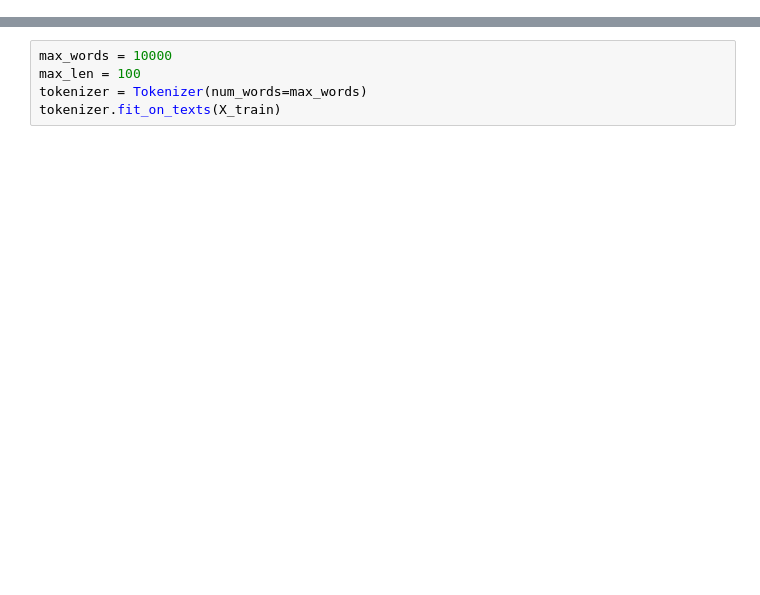
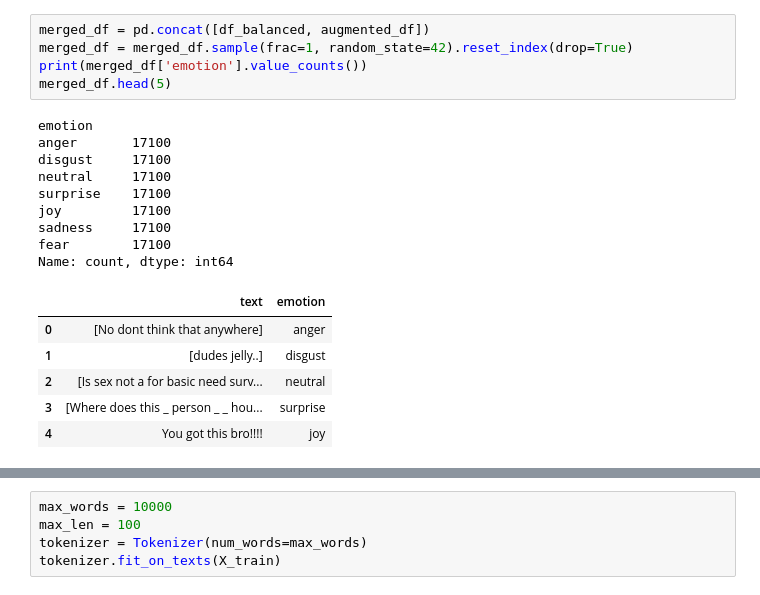
Before and after one commit to jayjiratta/VoxSent, a Jupyter notebook: train_6_emotions.ipynb, the cells around one changed output, grey strips where cells are left out. Drawn from its saved outputs; the diff is of its cells as text; blank space fills up the shorter version.

```diff
--- a/train_6_emotions.ipynb
+++ b/train_6_emotions.ipynb
@@ -76,0 +141,21 @@ Name: count, dtype: int64
+# %%
+merged_df = pd.concat([df_balanced, augmented_df])
+merged_df = merged_df.sample(frac=1, random_state=42).reset_index(drop=True)
+print(merged_df['emotion'].value_counts())
+merged_df.head(5)
+# %% [output]
+emotion
+anger       17100
+disgust     17100
+neutral     17100
+surprise    17100
+joy         17100
+sadness     17100
+fear        17100
+Name: count, dtype: int64
+|  | text | emotion |
+| 0 | [No dont think that anywhere] | anger |
+| 1 | [dudes jelly..] | disgust |
+| 2 | [Is sex not a for basic need surv... | neutral |
+| 3 | [Where does this _ person _ _ hou... | surprise |
+| 4 | You got this bro!!!! | joy |
```
Also changed, not shown: parts of 40 cells of this notebook, 19 other files.
